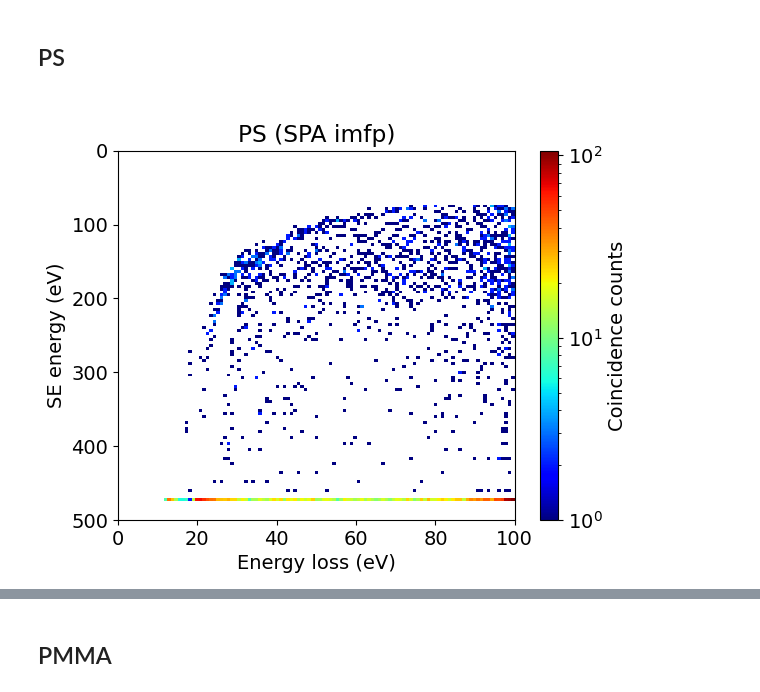
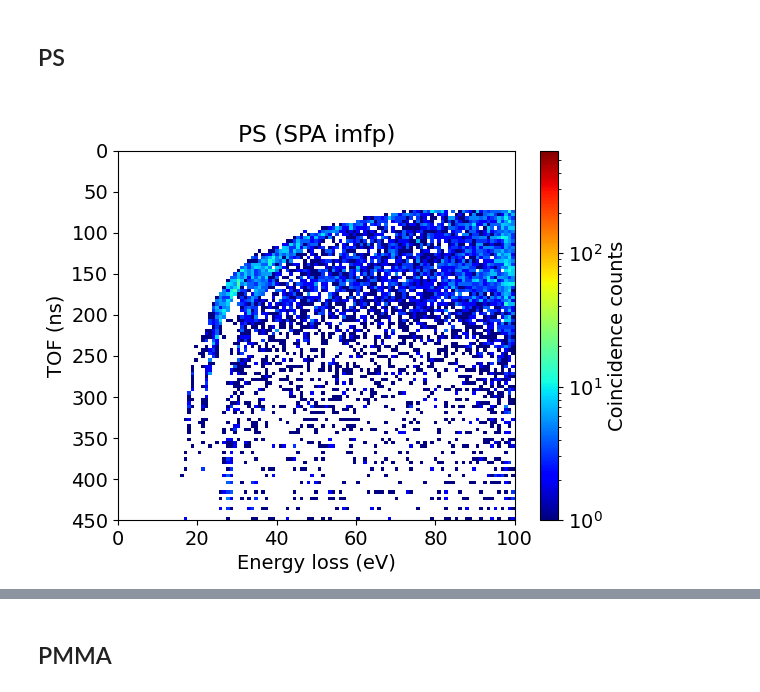
Before and after one commit to oridzel/mast_sey, a Jupyter notebook: plot.ipynb, the cells around one changed output, grey strips where cells are left out. Saved outputs shown, nothing was run; the diff lists cells and outputs as text; code cells hidden in the pictures.

Commit message:
coin as in se2

```diff
--- a/plot.ipynb
+++ b/plot.ipynb
@@ -365,24 +396,24 @@ plt.savefig("coin_sio2_new.png",dpi=600,bbox_inches='tight')
 # %% [markdown]
 ## PS
 # %%
-fd = np.loadtxt("materials/ps/spa/mc_coin.plot")
+fd = np.loadtxt("materials/ps/spa/mc_coin.plot_1")
 eloss = np.linspace(0,100,101)
 ind = fd[:,1] < 70
 pe = fd[ind,0]
 se = lookuptime(fd[ind,1])
 
 plt.figure()
 H, xedges, yedges = np.histogram2d(100-pe,se,bins=(100,100))
 H = H.T
 X, Y = np.meshgrid(xedges,yedges)
 plt.pcolormesh(X, Y, H,norm=colors.LogNorm())
 plt.xlim(0,100)
-plt.ylim(500,0)
-plt.ylabel('SE energy (eV)')
+plt.ylim(450,0)
+plt.ylabel('TOF (ns)')
 plt.xlabel('Energy loss (eV)')
 plt.title('PS (SPA imfp)')
 plt.colorbar(label="Coincidence counts")
 plt.set_cmap('jet')
 plt.show()
 # %% [output]
-[figure, old version]
+[figure, new version]
```
Also changed, not shown: parts of 5 cells of this notebook, 2 other files.
